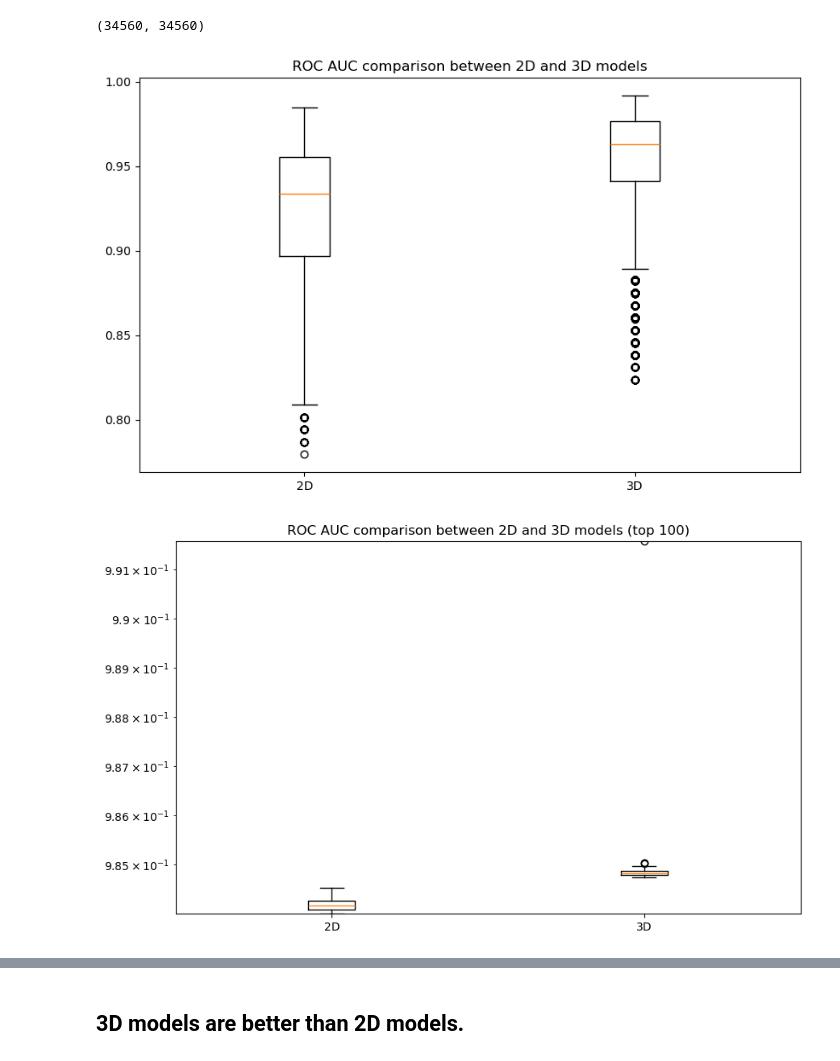
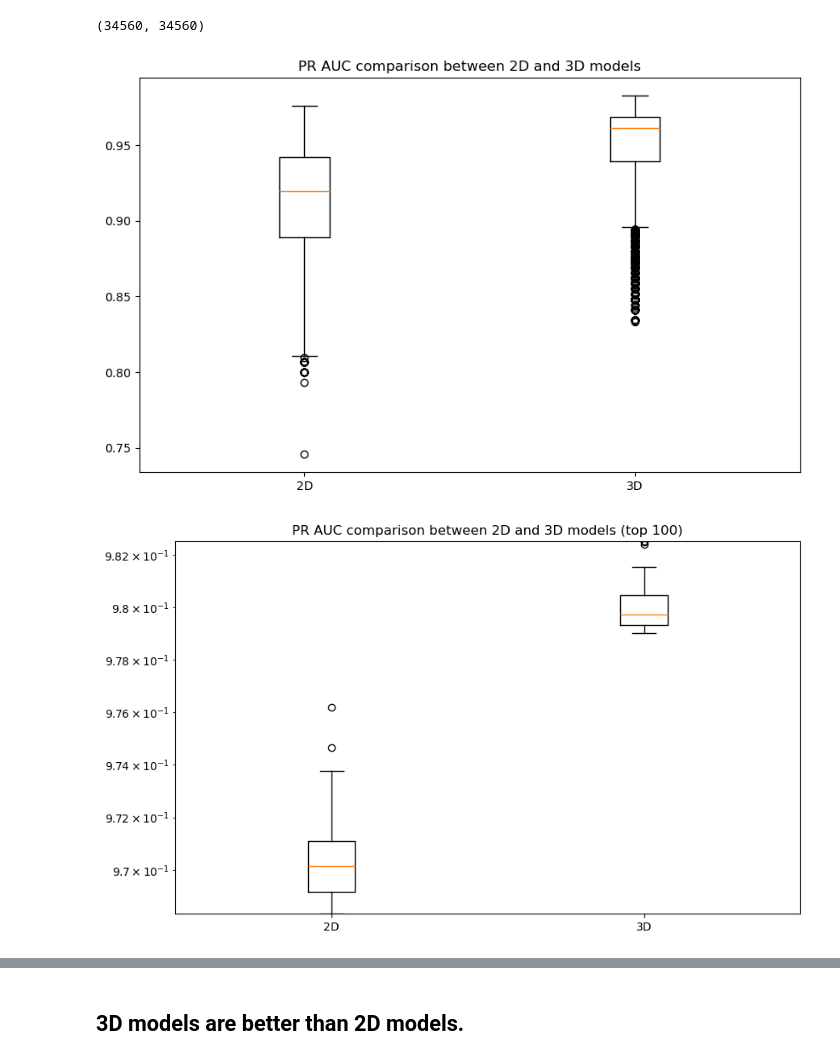
Before and after one commit to dsethz/cell-classification, a Jupyter notebook: Analysis/Data_analysis_3Dvs2D.ipynb, the cells around one changed output, grey strips where cells are left out. Saved outputs shown, nothing was run; the diff lists cells and outputs as text; code cells hidden in the pictures.

Commit message:
Update Data_analysis_3Dvs2D.ipynb
Redone with pr_auc

```diff
--- a/Analysis/Data_analysis_3Dvs2D.ipynb
+++ b/Analysis/Data_analysis_3Dvs2D.ipynb
@@ -68,3 +77,6 @@ results_2D.pkl:
 # %%
-# Sort by roc_auc
-sorted_data = {k: v.sort_values(by='roc_auc', ascending=False) for k, v in data.items()}
+# Sort by pr_auc
+sorted_data = {k: v.sort_values(by='pr_auc', ascending=False) for k, v in data.items()}
+print(sorted_data.keys())
+
+sorted_data['validation_3d_results.csv'].head()
@@ -71,6 +91,8 @@ sorted_data = {k: v.sort_values(by='roc_auc', ascending=False) for k, v in data.
 # %%
-df2d = sorted_data['validation_2D.pkl'].sort_values(by=['roc_auc','accuracy'],ascending=False)
-df3d = sorted_data['validation_3D.pkl'].sort_values(by=['roc_auc','accuracy'],ascending=False)
+df2d = sorted_data['validation_2d_results.csv'].sort_values(by=['pr_auc','accuracy'],ascending=False)
+df3d = sorted_data['validation_3d_results.csv'].sort_values(by=['pr_auc','accuracy'],ascending=False)
+
+# dict_keys(['test_3d_results.csv', 'validation_2d_results.csv', 'test_2d_results.csv', 'validation_3d_results.csv'])
 
 # dict_keys(['results_2D.pkl', 'results_3D.pkl', 'validation_2D.pkl', 'validation_3D.pkl'])
 # %%
@@ -80,31 +102,31 @@ len(df2d), len(df3d)
 # %%
 # Calculate statistic how well 3D models performs compared to 2D models
 
 # Plot boxplots of results
 plt.figure(figsize=(10,6))
-plt.boxplot([df2d['roc_auc'], df3d['roc_auc']], tick_labels=['2D', '3D'])
-plt.title('ROC AUC comparison between 2D and 3D models')
+plt.boxplot([df2d['pr_auc'], df3d['pr_auc']], tick_labels=['2D', '3D'])
+plt.title('PR AUC comparison between 2D and 3D models')
 plt.show()
 
 # Same for the top 100 models
 df2d_top100 = df2d.head(100)
 df3d_top100 = df3d.head(100)
 plt.figure(figsize=(10,6))
-plt.boxplot([df2d_top100['roc_auc'], df3d_top100['roc_auc']], tick_labels=['2D', '3D'])
-plt.title('ROC AUC comparison between 2D and 3D models (top 100)')
-plt.ylim(min(df2d_top100['roc_auc'].min(), df3d_top100['roc_auc'].min()), max(df2d_top100['roc_auc'].max(), df3d_top100['roc_auc'].max()))
+plt.boxplot([df2d_top100['pr_auc'], df3d_top100['pr_auc']], tick_labels=['2D', '3D'])
+plt.title('PR AUC comparison between 2D and 3D models (top 100)')
+plt.ylim(min(df2d_top100['pr_auc'].min(), df3d_top100['pr_auc'].min()), max(df2d_top100['pr_auc'].max(), df3d_top100['pr_auc'].max()))
 plt.yscale('log')
 plt.show()
 
 # Same for top 10 models
 df2d_top10 = df2d.head(10)
 df3d_top10 = df3d.head(10)
 plt.figure(figsize=(10,6))
-plt.boxplot([df2d_top10['roc_auc'], df3d_top10['roc_auc']], tick_labels=['2D', '3D'])
-plt.title('ROC AUC comparison between 2D and 3D models (top 10)')
-plt.ylim(min(df2d_top10['roc_auc'].min(), df3d_top10['roc_auc'].min()), max(df2d_top10['roc_auc'].max(), df3d_top10['roc_auc'].max()))
+plt.boxplot([df2d_top10['pr_auc'], df3d_top10['pr_auc']], tick_labels=['2D', '3D'])
+plt.title('PR AUC comparison between 2D and 3D models (top 10)')
+plt.ylim(min(df2d_top10['pr_auc'].min(), df3d_top10['pr_auc'].min()), max(df2d_top10['pr_auc'].max(), df3d_top10['pr_auc'].max()))
 plt.yscale('log')
 plt.show()
 # %% [output]
-[figure, old version]
+[figure, new version]
-[figure, old version]
+[figure, new version]
```
Also changed, not shown: parts of 10 cells of this notebook.
